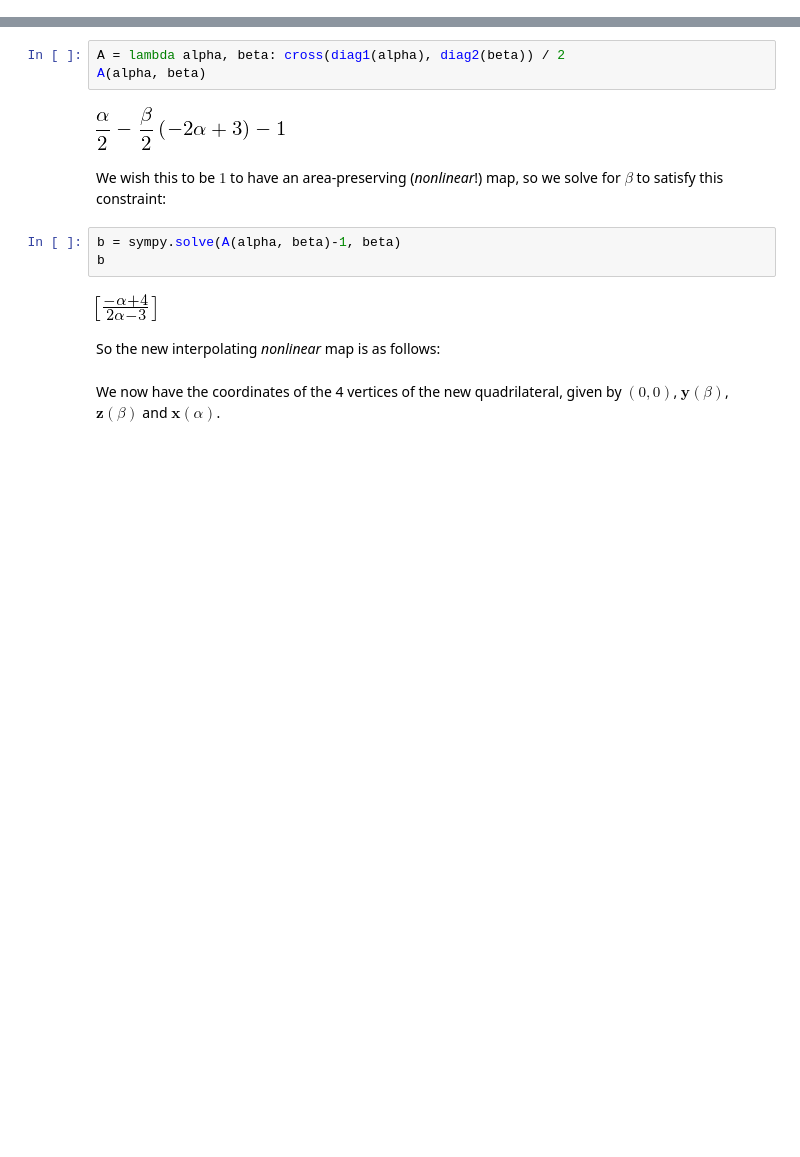
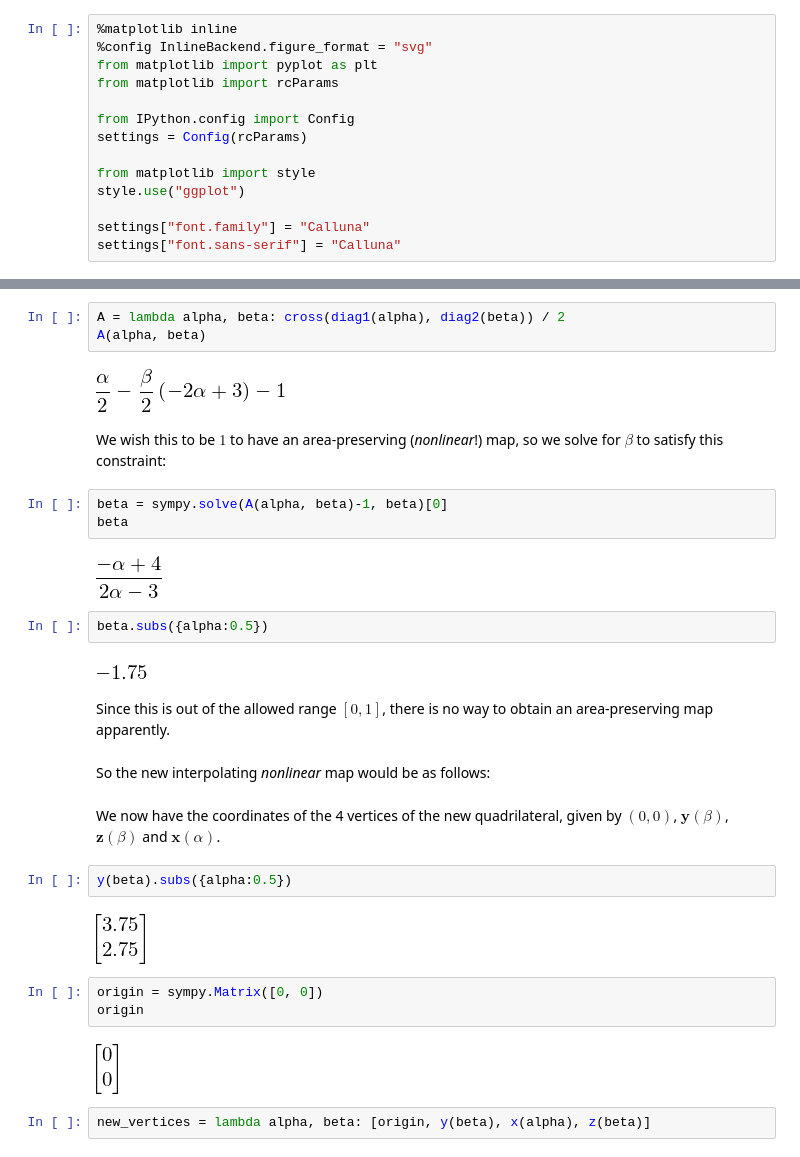
Before and after one commit to dpsanders/IPython-notebooks, a Jupyter notebook: Arnold_cat_map.ipynb, the cells around one changed output, grey strips where cells are left out. Cells and saved outputs as stored; diff of their text form; blank space fills up the shorter version.

```diff
--- a/Arnold_cat_map.ipynb
+++ b/Arnold_cat_map.ipynb
@@ -171,0 +164,14 @@ Using matplotlib backend: MacOSX
+# %%
+%matplotlib inline
+%config InlineBackend.figure_format = "svg"
+from matplotlib import pyplot as plt
+from matplotlib import rcParams
+
+from IPython.config import Config
+settings = Config(rcParams)
+
+from matplotlib import style
+style.use("ggplot")
+
+settings["font.family"] = "Calluna"
+settings["font.sans-serif"] = "Calluna"
@@ -404,11 +442,28 @@ A(alpha, beta)
 We wish this to be $1$ to have an area-preserving (*nonlinear*!) map, so we solve for $\beta$ to satisfy
 this constraint:
 # %%
-b = sympy.solve(A(alpha, beta)-1, beta)
-b
+beta = sympy.solve(A(alpha, beta)-1, beta)[0]
+beta
 # %% [output]
-[figure, old version]
+[figure, new version]
+# %%
+beta.subs({alpha:0.5})
+# %% [output]
+[figure, added]
+# %% [markdown]
+Since this is out of the allowed range $[0,1]$, there is no way to obtain an area-preserving map apparently.
 # %% [markdown]
-So the new interpolating *nonlinear* map is as follows:
+So the new interpolating *nonlinear* map would be as follows:
 # %% [markdown]
 We now have the coordinates of the 4 vertices of the new quadrilateral, given by $(0,0)$, $\mathbf{y}(\beta)$, $\mathbf{z}(\beta)$ and $\mathbf{x}(\alpha)$.
+# %%
+y(beta).subs({alpha:0.5})
+# %% [output]
+[figure, added]
+# %%
+origin = sympy.Matrix([0, 0])
+origin
+# %% [output]
+[figure, added]
+# %%
+new_vertices = lambda alpha, beta: [origin, y(beta), x(alpha), z(beta)]
```
Also changed, not shown: parts of 12 cells of this notebook.
